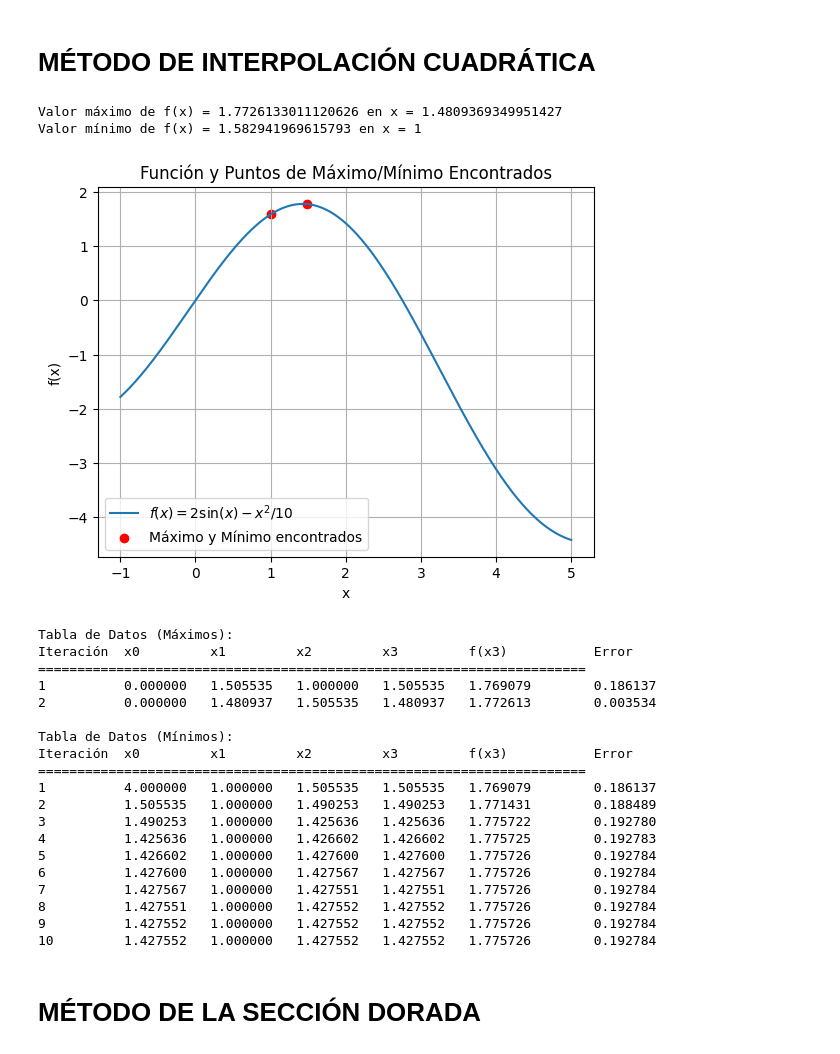
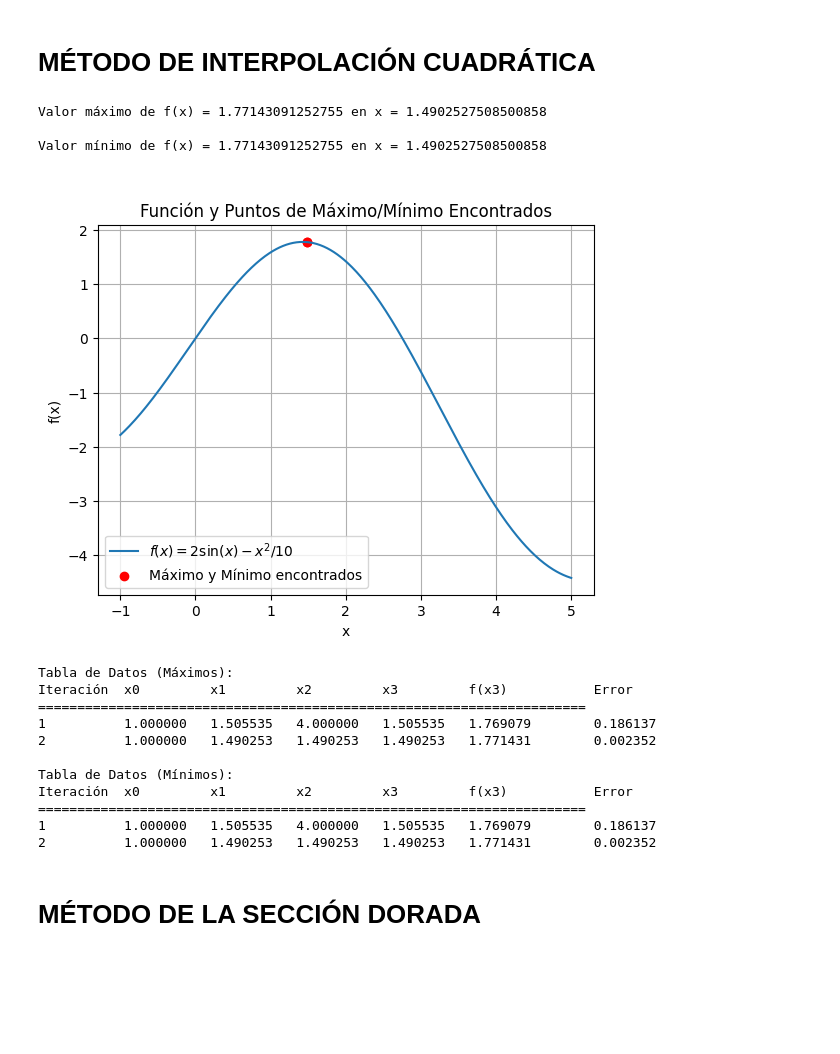
Before and after one commit to danielapavas/Optimizacion, a Jupyter notebook: Metodo_de_bisección.ipynb, the cells around one changed output. Cells and saved outputs as stored; diff of their text form; code cells hidden in the pictures; blank space fills up the shorter version.

```diff
--- a/Metodo_de_bisección.ipynb
+++ b/Metodo_de_bisección.ipynb
@@ -94,49 +100,33 @@ Tabla de datos:
 # %% [markdown]
 # **MÉTODO DE INTERPOLACIÓN CUADRÁTICA**
 # %%
-import numpy as np
-import matplotlib.pyplot as plt
-
 def f(x):
     return 2 * np.sin(x) - x**2 / 10
 
-def quadratic_interpolation_optimization(f, x0, x1, x2, minimize=True, tol=0.01, max_iter=10):
+def interpolacionCuadratica(f, x0, x1, x2, minimize=True, tol=0.01, maximo=10):
     history = []  # Almacenar datos para la tabla
 
-    for iteration in range(max_iter):
+    for i in range(maximo):
         fx0 = f(x0)
         fx1 = f(x1)
         fx2 = f(x2)
 
         # Calcular x3 mediante la fórmula dada
-        x3 = (fx0 * (x1**2 - x2**2) + fx1 * (x2**2 - x0**2) + fx2 * (x0**2 - x1**2)) / \
-            (2 * fx0 * (x1 - x2) + 2 * fx1 * (x2 - x0) + 2 * fx2 * (x0 - x1))
+        x3 = (fx0 * (x1**2 - x2**2) + fx1 * (x2**2 - x0**2) + fx2 * (x0**2 - x1**2)) /(2 * fx0 * (x1 - x2) + 2 * fx1 * (x2 - x0) + 2 * fx2 * (x0 - x1))
 
         vertex_fx = f(x3)
 
-        if minimize:
-            if vertex_fx < fx1 and vertex_fx < fx0:
-                x2 = x1
-                x1 = x3
-            elif vertex_fx < fx2:
+        if vertex_fx >= fx1 and x3 > x1:
                 x0 = x1
                 x1 = x3
-            else:
-                x0 = x2
-                x2 = x3
-        else:
-            if vertex_fx > fx1 and vertex_fx > fx0:
+                x2=x2
+        elif vertex_fx > fx1 and x3 < x1 :
+                x1 = x3
                 x2 = x1
-                x1 = x3
-            elif vertex_fx > fx2:
-                x0 = x1
-                x1 = x3
-            else:
-                x0 = x2
-                x2 = x3
+                x0=x0
 
         error = abs(vertex_fx - fx1)
-        history.append((iteration + 1, x0, x1, x2, x3, vertex_fx, error))
+        history.append((i + 1, x0, x1, x2, x3, vertex_fx, error))
 
         if error < tol * abs(fx1):
             break
@@ -148,64 +138,57 @@ x1 = 1
 x2 = 4
 
 # Buscar máximo
-max_x, max_value, max_history = quadratic_interpolation_optimization(f, x0, x1, x2, minimize=False)
+max_x, max_valor, max_history = interpolacionCuadratica(f, x0, x1, x2, minimize=False)
 
 # Buscar mínimo
-min_x, min_value, min_history = quadratic_interpolation_optimization(f, x0, x1, x2, minimize=True)
+min_x, min_valor, min_history = interpolacionCuadratica(f, x0, x1, x2, minimize=True)
 
 # Imprimir resultados
-print("Valor máximo de f(x) =", max_value, "en x =", max_x)
-print("Valor mínimo de f(x) =", min_value, "en x =", min_x)
+print("\nValor máximo de f(x) =", max_valor, "en x =", max_x)
+print("\nValor mínimo de f(x) =", min_valor, "en x =", min_x)
 
 # Generar gráficos
 x_vals = np.linspace(-1, 5, 400)
 y_vals = f(x_vals)
 plt.plot(x_vals, y_vals, label='$f(x) = 2\sin(x) - x^2/10$')
-plt.scatter([max_x, min_x], [max_value, min_value], color='red', marker='o', label='Máximo y Mínimo encontrados')
+plt.scatter([max_x, min_x], [max_valor, min_valor], color='red', marker='o', label='Máximo y Mínimo encontrados')
 plt.xlabel('x')
 plt.ylabel('f(x)')
-plt.title('Función y Puntos de Máximo/Mínimo Encontrados')
+plt.title('\nFunción y Puntos de Máximo/Mínimo Encontrados')
 plt.legend()
 plt.grid(True)
 plt.show()
 
 # Tabla de datos
 print("\nTabla de Datos (Máximos):")
 print("{:<10} {:<10} {:<10} {:<10} {:<10} {:<15} {:<10}".format(
     "Iteración", "x0", "x1", "x2", "x3", "f(x3)", "Error"))
 print("="*70)
 for entry in max_history:
     print("{:<10} {:<10.6f} {:<10.6f} {:<10.6f} {:<10.6f} {:<15.6f} {:<10.6f}".format(*entry))
 
 print("\nTabla de Datos (Mínimos):")
 print("{:<10} {:<10} {:<10} {:<10} {:<10} {:<15} {:<10}".format(
     "Iteración", "x0", "x1", "x2", "x3", "f(x3)", "Error"))
 print("="*70)
 for entry in min_history:
     print("{:<10} {:<10.6f} {:<10.6f} {:<10.6f} {:<10.6f} {:<15.6f} {:<10.6f}".format(*entry))
 # %% [output]
-Valor máximo de f(x) = 1.7726133011120626 en x = 1.4809369349951427
-Valor mínimo de f(x) = 1.582941969615793 en x = 1
+Valor máximo de f(x) = 1.77143091252755 en x = 1.4902527508500858
+
+Valor mínimo de f(x) = 1.77143091252755 en x = 1.4902527508500858
-[figure, old version]
+[figure, new version]
 Tabla de Datos (Máximos):
 Iteración  x0         x1         x2         x3         f(x3)           Error
 ======================================================================
-1          0.000000   1.505535   1.000000   1.505535   1.769079        0.186137
-2          0.000000   1.480937   1.505535   1.480937   1.772613        0.003534
+1          1.000000   1.505535   4.000000   1.505535   1.769079        0.186137
+2          1.000000   1.490253   1.490253   1.490253   1.771431        0.002352
 
 Tabla de Datos (Mínimos):
 Iteración  x0         x1         x2         x3         f(x3)           Error
 ======================================================================
-1          4.000000   1.000000   1.505535   1.505535   1.769079        0.186137
-2          1.505535   1.000000   1.490253   1.490253   1.771431        0.188489
-3          1.490253   1.000000   1.425636   1.425636   1.775722        0.192780
-4          1.425636   1.000000   1.426602   1.426602   1.775725        0.192783
-5          1.426602   1.000000   1.427600   1.427600   1.775726        0.192784
-6          1.427600   1.000000   1.427567   1.427567   1.775726        0.192784
-7          1.427567   1.000000   1.427551   1.427551   1.775726        0.192784
-8          1.427551   1.000000   1.427552   1.427552   1.775726        0.192784
-9          1.427552   1.000000   1.427552   1.427552   1.775726        0.192784
-10         1.427552   1.000000   1.427552   1.427552   1.775726        0.192784
+1          1.000000   1.505535   4.000000   1.505535   1.769079        0.186137
+2          1.000000   1.490253   1.490253   1.490253   1.771431        0.002352
 # %% [markdown]
 # **MÉTODO DE LA SECCIÓN DORADA**
 # %%
```
Also changed, not shown: parts of 5 cells of this notebook.
